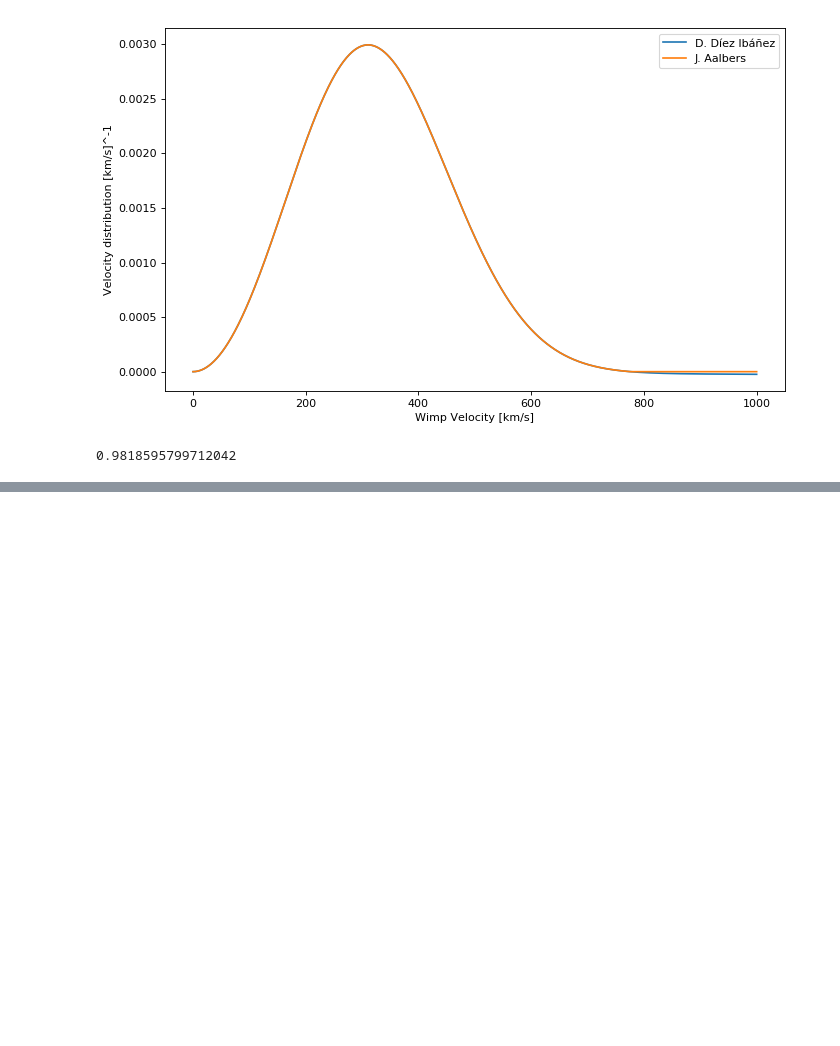
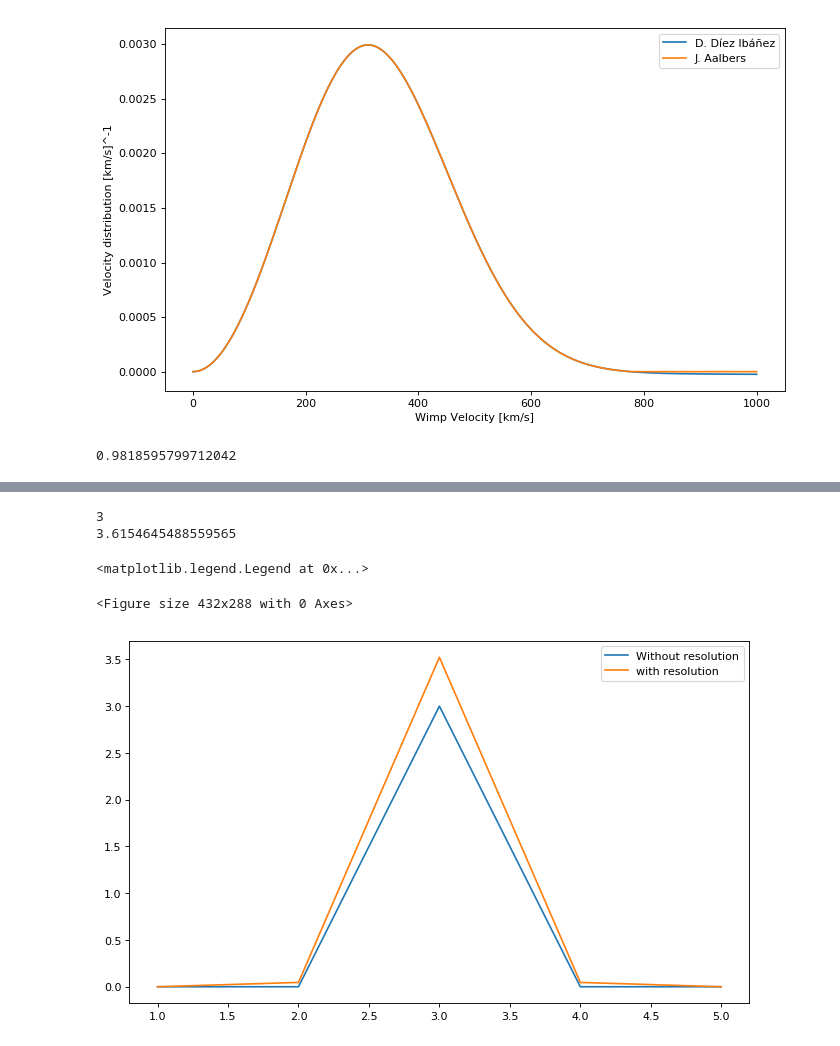
Before and after one commit to DavidDiezIb/wimpSignal, a Jupyter notebook: Comparisons.ipynb, the cells around one changed output, grey strips where cells are left out. Cells and saved outputs as stored; diff of their text form; code cells hidden in the pictures; blank space fills up the shorter version.

```diff
--- a/Comparisons.ipynb
+++ b/Comparisons.ipynb
@@ -407,0 +408,28 @@ plt.legend()
+# %%
+energies = [0.1, 0.3, 0.5, 1, 1.5, 3, 5, 10, 25, 50, 100]
+e = [1, 2, 3, 4, 5]
+delta = [0, 0, 3, 0, 0]
+
+conv = wrDDI.resolution(e, delta, 3, 80)
+
+print(np.sum(delta))
+print(np.sum(conv))
+
+plt.figure(1)
+plt.figure(figsize=(10, 6), dpi=80)
+plt.plot(e, delta, label='Without resolution')
+plt.plot(e, conv, label='with resolution')
+
+#plt.xlabel("Nuclear recoil energy [keV]")
+#plt.ylabel("Rate [events per (keV ton year)]")
+#plt.title("$m_\chi = 100$ GeV/c${}^2$. $\sigma_\chi = 10^{-45}$ cm${}^2$")
+#plt.xlim(0, 40)
+#plt.ylim(0.1. 50)
+#plt.yscale('log')
+plt.legend()
+# %% [output]
+3
+3.6154645488559565
+<matplotlib.legend.Legend at 0x...>
+<Figure size 432x288 with 0 Axes>
+[figure, added]
```
Also changed, not shown: parts of 12 cells of this notebook, 2 other files.
